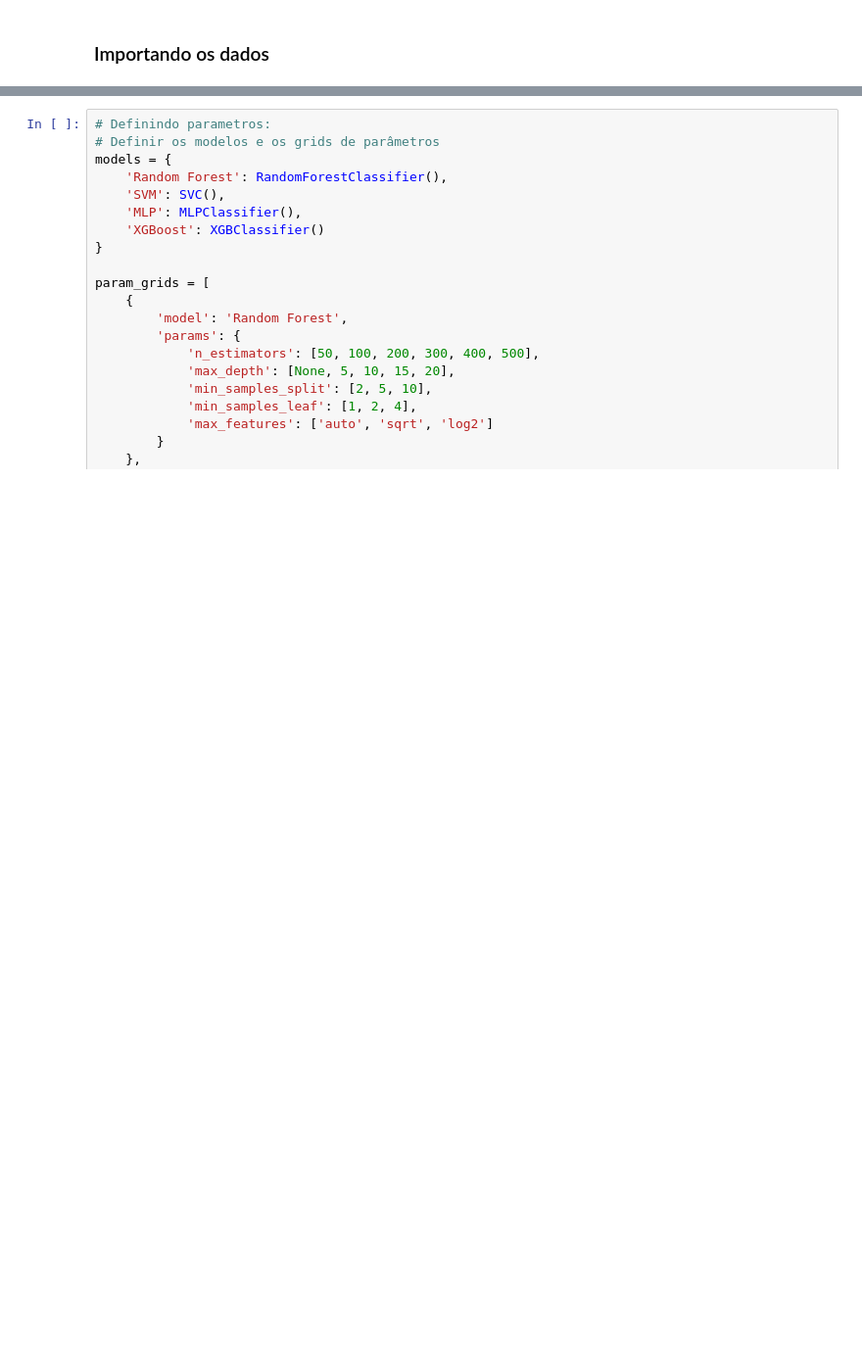
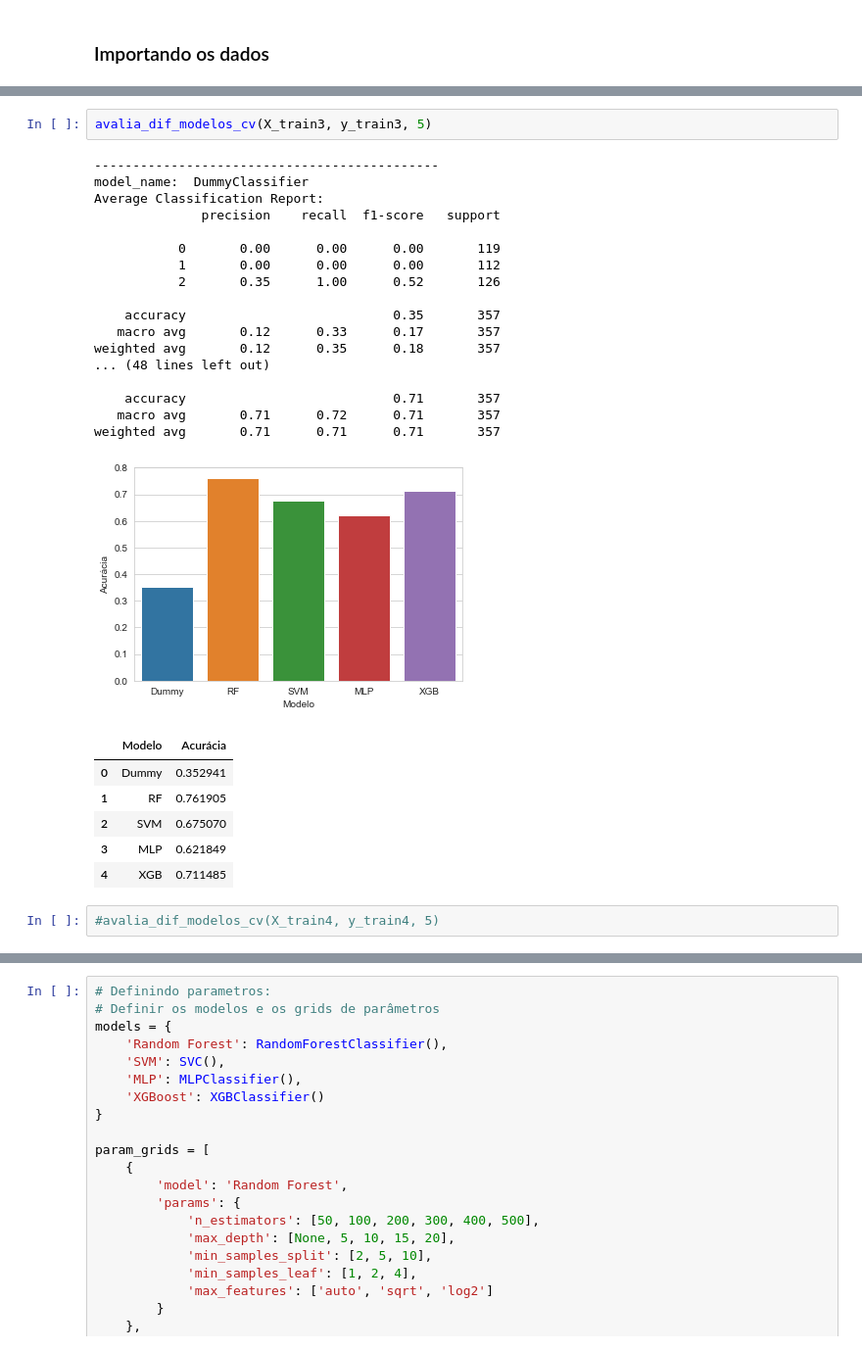
Before and after one commit to Apollyion/Classificacao_MHI_BIC, a Jupyter notebook: Codigos-Desenvolvimento/Tunning_Modelos_Geral.ipynb, the cells around one changed output, grey strips where cells are left out. Shown at 98% size. Saved outputs shown, nothing was run; the diff lists cells and outputs as text; blank space fills up the shorter version.

```diff
--- a/Codigos-Desenvolvimento/Tunning_Modelos_Geral.ipynb
+++ b/Codigos-Desenvolvimento/Tunning_Modelos_Geral.ipynb
@@ -155,0 +295,29 @@ X_train4, X_test4, y_train4, y_test4 = train_test_split(data4_re, target4_re, te
+# %%
+avalia_dif_modelos_cv(X_train3, y_train3, 5)
+# %% [output]
+---------------------------------------------
+model_name:  DummyClassifier
+Average Classification Report:
+              precision    recall  f1-score   support
+
+           0       0.00      0.00      0.00       119
+           1       0.00      0.00      0.00       112
+           2       0.35      1.00      0.52       126
+
+    accuracy                           0.35       357
+   macro avg       0.12      0.33      0.17       357
+weighted avg       0.12      0.35      0.18       357
+... (48 lines left out)
+
+    accuracy                           0.71       357
+   macro avg       0.71      0.72      0.71       357
+weighted avg       0.71      0.71      0.71       357
+[figure, added]
+|  | Modelo | Acurácia |
+| 0 | Dummy | 0.352941 |
+| 1 | RF | 0.761905 |
+| 2 | SVM | 0.675070 |
+| 3 | MLP | 0.621849 |
+| 4 | XGB | 0.711485 |
+# %%
+#avalia_dif_modelos_cv(X_train4, y_train4, 5)
```
Also changed, not shown: parts of 30 cells of this notebook, 58 other files.
